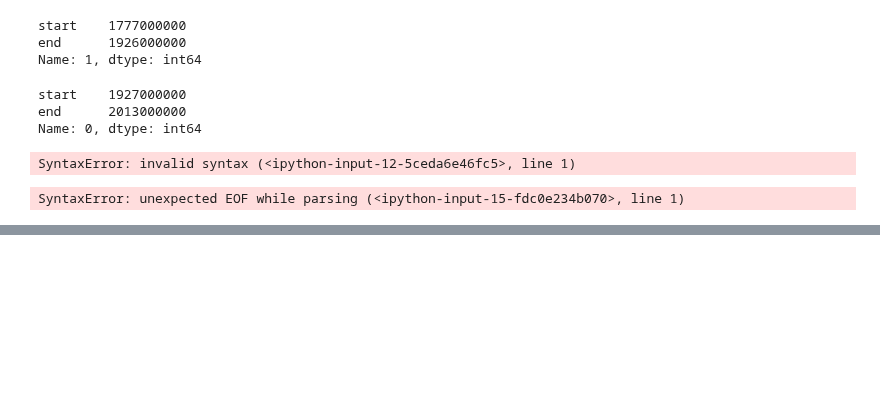
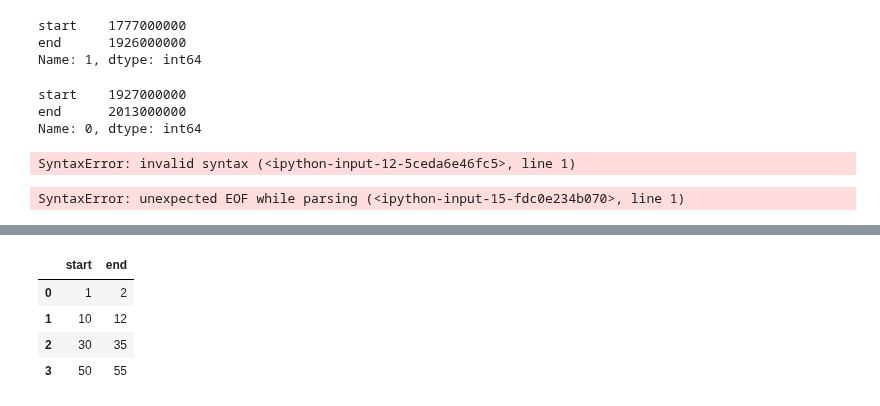
Before and after one commit to KBillel/Amy-Hpc-sleep-dynamcics-python, a Jupyter notebook: transition_vector_corr.ipynb, the cells around one changed output, grey strips where cells are left out. Drawn from its saved outputs; the diff is of its cells as text; code cells hidden in the pictures; blank space fills up the shorter version.

```diff
--- a/transition_vector_corr.ipynb
+++ b/transition_vector_corr.ipynb
@@ -335,0 +290,11 @@ a.drop_duplicates()
+# %%
+start = [1,10,25,30,50]
+end = [2,12,35,40,55]
+
+nts.IntervalSet(start,end,expect_fix=True)
+# %% [output]
+|  | start | end |
+| 0 | 1 | 2 |
+| 1 | 10 | 12 |
+| 2 | 30 | 35 |
+| 3 | 50 | 55 |
```
Also changed, not shown: parts of 13 cells of this notebook, 1 other file.
